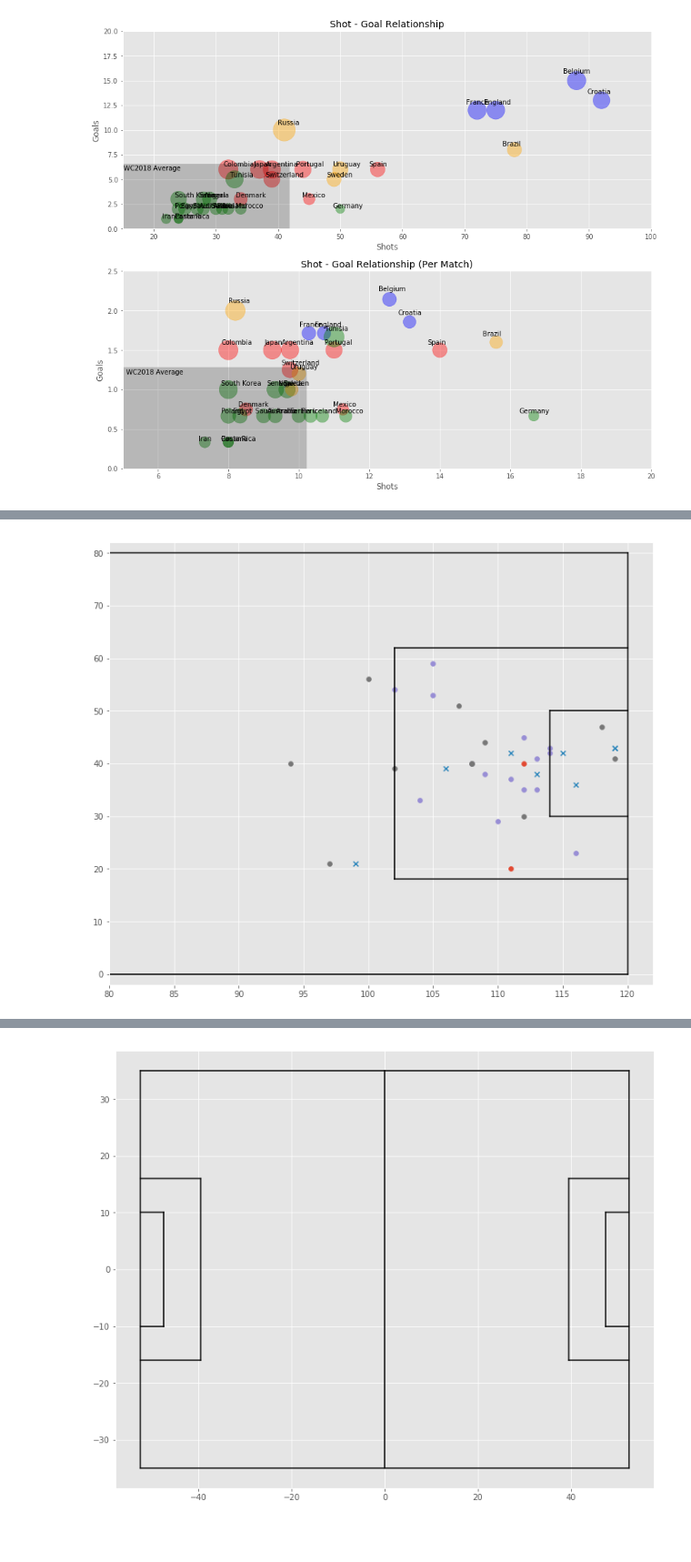
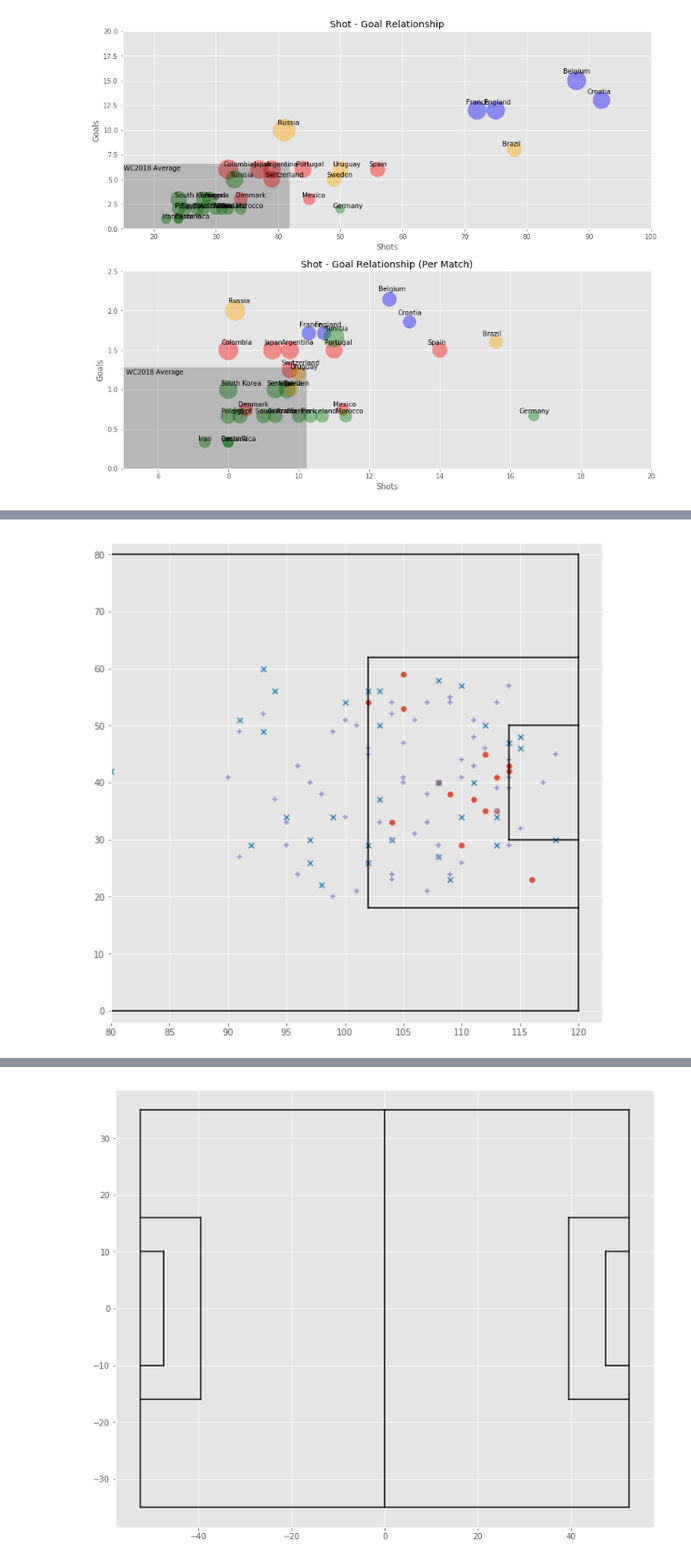
Before and after one commit to bkktimber/keyboard-manager, a Jupyter notebook: get_data.ipynb, the cells around one changed output, grey strips where cells are left out. Shown at 91% size. Saved outputs shown, nothing was run; the diff lists cells and outputs as text; code cells hidden in the pictures; blank space fills up the shorter version.

```diff
--- a/get_data.ipynb
+++ b/get_data.ipynb
@@ -174,7 +174,9 @@ shot_outcome.describe()
 shot_outcome.to_csv('shot_outcome_by_team.csv')
 # %%
 import matplotlib.pylab as plt
+from matplotlib.patches import Ellipse
 %matplotlib inline
-plt.rcParams['figure.figsize'] = [12, 10]
+plt.rcParams['figure.figsize'] = [12, 12]
+plt.style.use('ggplot')
 # %%
 colour_dict = dict(zip(shot_outcome.progress.unique().tolist(), ['red', 'green', 'blue', 'orange']))
@@ -251,8 +302,8 @@ plt.show()
 # %% [output]
 [figure]
 # %%
-shot_germany = df[(df['period'] < 5) & (df['outcome'] == 'Off T')][['team', 'shot_distance', 'start_location_x', 'start_location_y', 'end_location_x', 'end_location_y', 'outcome']].groupby('team').get_group('Germany')
-shot_brazil = df[(df['period'] < 5) & (df['outcome'] == 'Off T')][['team', 'shot_distance', 'start_location_x', 'start_location_y', 'end_location_x', 'end_location_y', 'outcome']].groupby('team').get_group('Brazil')
-shot_belgium = df[(df['period'] < 5) & (df['outcome'] == 'Off T')][['team', 'shot_distance', 'start_location_x', 'start_location_y', 'end_location_x', 'end_location_y', 'outcome']].groupby('team').get_group('Belgium')
-shot_fracne = df[(df['period'] < 5) & (df['outcome'] == 'Off T')][['team', 'shot_distance', 'start_location_x', 'start_location_y', 'end_location_x', 'end_location_y', 'outcome']].groupby('team').get_group('France')
+shot_germany = df[(df['period'] < 5)][['team', 'shot_distance', 'start_location_x', 'start_location_y', 'end_location_x', 'end_location_y', 'outcome', 'play_pattern', 'type']].groupby('team').get_group('Germany')
+shot_brazil = df[(df['period'] < 5)][['team', 'shot_distance', 'start_location_x', 'start_location_y', 'end_location_x', 'end_location_y', 'outcome', 'play_pattern', 'type']].groupby('team').get_group('Brazil')
+shot_belgium = df[(df['period'] < 5)][['team', 'shot_distance', 'start_location_x', 'start_location_y', 'end_location_x', 'end_location_y', 'outcome', 'play_pattern', 'type']].groupby('team').get_group('Belgium')
+shot_france = df[(df['period'] < 5)][['team', 'shot_distance', 'start_location_x', 'start_location_y', 'end_location_x', 'end_location_y', 'outcome', 'play_pattern', 'type']].groupby('team').get_group('France')
 # %%
@@ -284,23 +725,24 @@ plt.show()
 # %%
-plt.scatter(shot_germany.start_location_x, shot_germany.start_location_y, marker='o')
-plt.scatter(shot_brazil.start_location_x, shot_brazil.start_location_y, marker='x')
-plt.scatter(shot_belgium.start_location_x, shot_belgium.start_location_y)
-plt.scatter(shot_fracne.start_location_x, shot_fracne.start_location_y)
+plt.figure(figsize=(10, 10))
+plt.scatter(shot_belgium[shot_belgium.outcome == 'Goal'].start_location_x, shot_belgium[shot_belgium.outcome == 'Goal'].start_location_y, marker='o')
+plt.scatter(shot_belgium[shot_belgium.outcome == 'Off T'].start_location_x, shot_belgium[shot_belgium.outcome == 'Off T'].start_location_y, marker='x')
+plt.scatter(shot_belgium[(shot_belgium.outcome != 'Goal') & (shot_belgium.outcome != 'Off T')].start_location_x,
+            shot_belgium[(shot_belgium.outcome != 'Goal') & (shot_belgium.outcome != 'Off T')].start_location_y, marker='+')
 
 plt.plot([114, 120],[50, 50],color="black")
 plt.plot([114, 120],[30, 30],color="black")
 plt.plot([114, 114],[30,50],color="black")
 
 plt.plot([102, 120],[62, 62],color="black")
 plt.plot([102, 120],[18, 18],color="black")
 plt.plot([102, 102],[18,62],color="black")
 
 plt.plot([120, 120],[0, 80],color="black")
 plt.plot([75, 120],[0, 0],color="black")
 plt.plot([75, 120],[80, 80],color="black")
 
 plt.xlim([80, 122])
 plt.ylim([-2, 82])
 plt.show()
 # %% [output]
-[figure, old version]
+[figure, new version]
```
Also changed, not shown: parts of 35 cells of this notebook, 9 other files.
